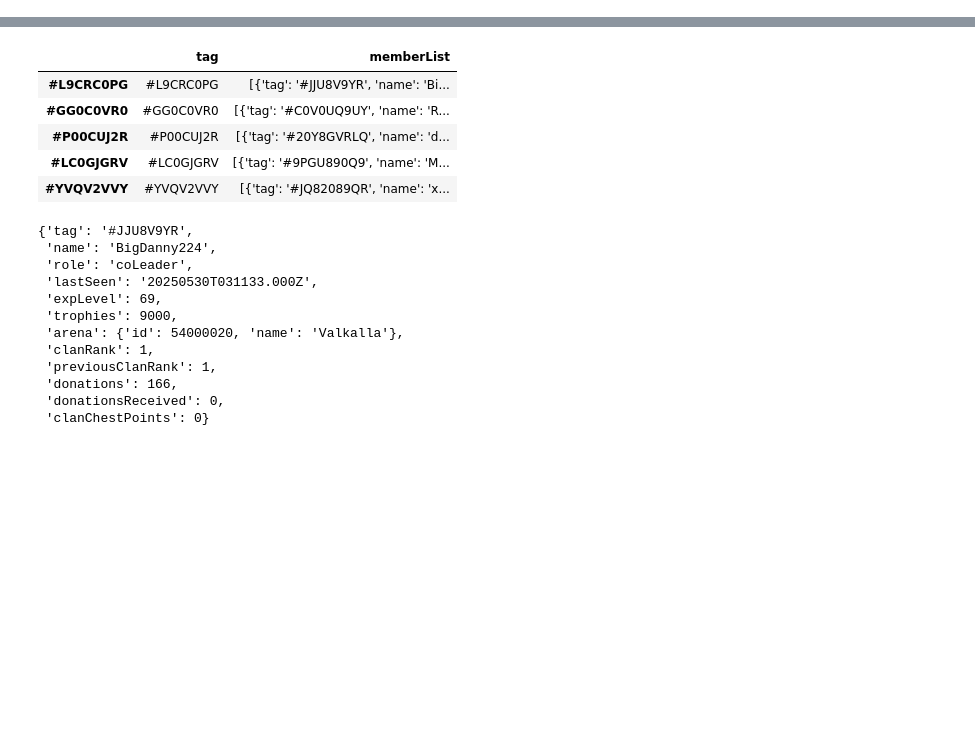
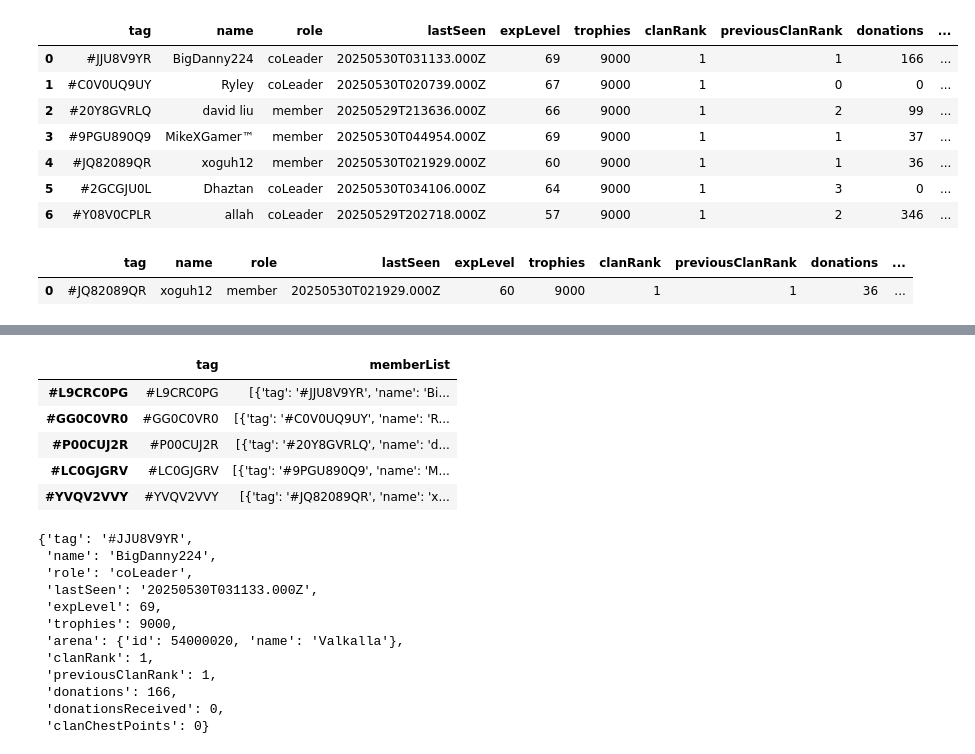
Before and after one commit to sromero9485/ClashRoyale-DE-project, a Jupyter notebook: Ingestion/project_nb_test.ipynb, the cells around one changed output, grey strips where cells are left out. Cells and saved outputs as stored; diff of their text form; code cells hidden in the pictures; blank space fills up the shorter version.

```diff
--- a/Ingestion/project_nb_test.ipynb
+++ b/Ingestion/project_nb_test.ipynb
@@ -130,0 +181,18 @@ df_final.head(5)
+# %%
+pd.json_normalize(user_df['diccionario'],
+    sep='_',
+    max_level= 3)
+# %% [output]
+|  | tag | name | role | lastSeen | expLevel | trophies | clanRank | previousClanRank | donations | ... |
+| 0 | #JJU8V9YR | BigDanny224 | coLeader | 20250530T031133.000Z | 69 | 9000 | 1 | 1 | 166 | ... |
+| 1 | #C0V0UQ9UY | Ryley | coLeader | 20250530T020739.000Z | 67 | 9000 | 1 | 0 | 0 | ... |
+| 2 | #20Y8GVRLQ | david liu | member | 20250529T213636.000Z | 66 | 9000 | 1 | 2 | 99 | ... |
+| 3 | #9PGU890Q9 | MikeXGamer™ | member | 20250530T044954.000Z | 69 | 9000 | 1 | 1 | 37 | ... |
+| 4 | #JQ82089QR | xoguh12 | member | 20250530T021929.000Z | 60 | 9000 | 1 | 1 | 36 | ... |
+| 5 | #2GCGJU0L | Dhaztan | coLeader | 20250530T034106.000Z | 64 | 9000 | 1 | 3 | 0 | ... |
+| 6 | #Y08V0CPLR | allah | coLeader | 20250529T202718.000Z | 57 | 9000 | 1 | 2 | 346 | ... |
+# %%
+pd.json_normalize(t['diccionario'])
+# %% [output]
+|  | tag | name | role | lastSeen | expLevel | trophies | clanRank | previousClanRank | donations | ... |
+| 0 | #JQ82089QR | xoguh12 | member | 20250530T021929.000Z | 60 | 9000 | 1 | 1 | 36 | ... |
```
Also changed, not shown: parts of 15 cells of this notebook, 3 other files.
